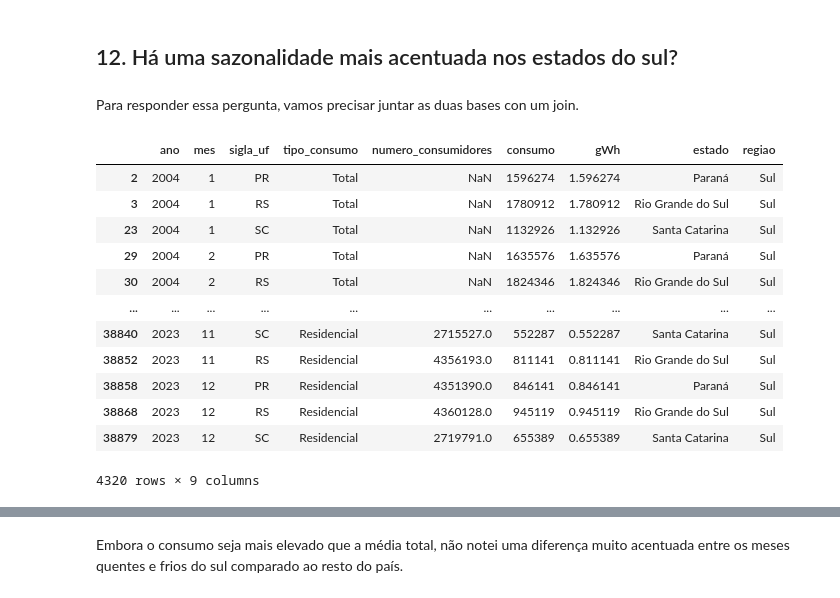
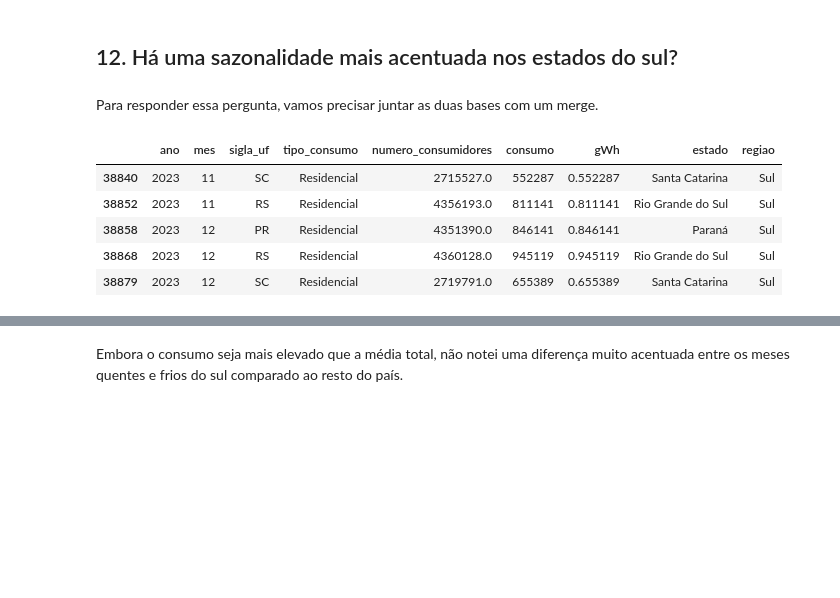
Before and after one commit to jorgelzsilva/projeto_consumo_energia, a Jupyter notebook: notebooks/desafio_final_jorge.ipynb, the cells around one changed output, grey strips where cells are left out. Drawn from its saved outputs; the diff is of its cells as text; code cells hidden in the pictures; blank space fills up the shorter version.

```diff
--- a/notebooks/desafio_final_jorge.ipynb
+++ b/notebooks/desafio_final_jorge.ipynb
@@ -1167,5 +1208,5 @@ Com esse gráfico podemos ver que março e abril geralmente são meses com consu
 # %% [markdown]
 ## 12. Há uma sazonalidade mais acentuada nos estados do sul?
 # %% [markdown]
-Para responder essa pergunta, vamos precisar juntar as duas bases con um join.
+Para responder essa pergunta, vamos precisar juntar as duas bases com um merge.
 # %%
@@ -1175,16 +1218,9 @@ consumo_sul = consumo_sul[consumo_sul['regiao'] == 'Sul']
 # %%
-consumo_sul
+consumo_sul.tail()
 # %% [output]
 |  | ano | mes | sigla_uf | tipo_consumo | numero_consumidores | consumo | gWh | estado | regiao |
-| 2 | 2004 | 1 | PR | Total | NaN | 1596274 | 1.596274 | Paraná | Sul |
-| 3 | 2004 | 1 | RS | Total | NaN | 1780912 | 1.780912 | Rio Grande do Sul | Sul |
-| 23 | 2004 | 1 | SC | Total | NaN | 1132926 | 1.132926 | Santa Catarina | Sul |
-| 29 | 2004 | 2 | PR | Total | NaN | 1635576 | 1.635576 | Paraná | Sul |
-| 30 | 2004 | 2 | RS | Total | NaN | 1824346 | 1.824346 | Rio Grande do Sul | Sul |
-| ... | ... | ... | ... | ... | ... | ... | ... | ... | ... |
 | 38840 | 2023 | 11 | SC | Residencial | 2715527.0 | 552287 | 0.552287 | Santa Catarina | Sul |
 | 38852 | 2023 | 11 | RS | Residencial | 4356193.0 | 811141 | 0.811141 | Rio Grande do Sul | Sul |
 | 38858 | 2023 | 12 | PR | Residencial | 4351390.0 | 846141 | 0.846141 | Paraná | Sul |
 | 38868 | 2023 | 12 | RS | Residencial | 4360128.0 | 945119 | 0.945119 | Rio Grande do Sul | Sul |
 | 38879 | 2023 | 12 | SC | Residencial | 2719791.0 | 655389 | 0.655389 | Santa Catarina | Sul |
-4320 rows × 9 columns
```
Also changed, not shown: parts of 66 cells of this notebook, 13 other files.
